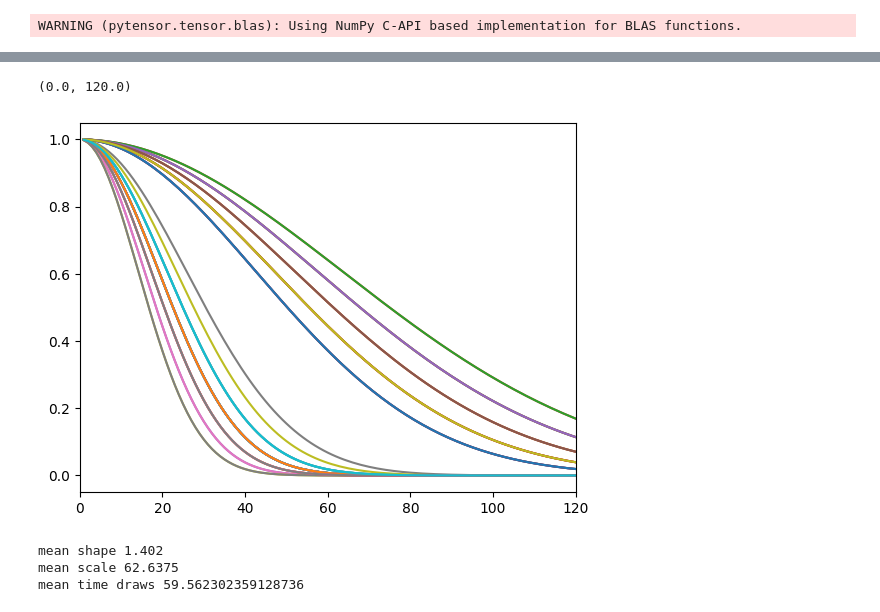
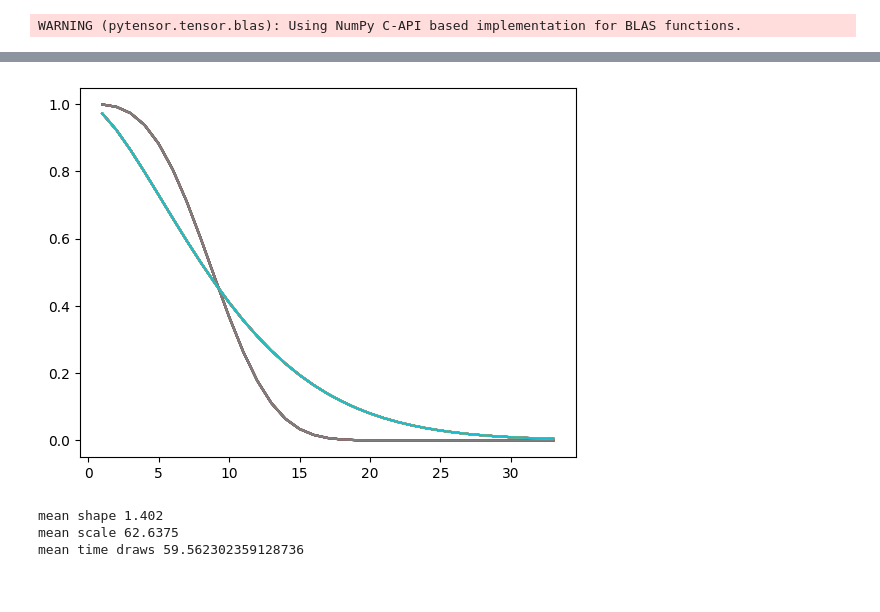
Before and after one commit to CDCgov/BART-Survival, a Jupyter notebook: notebook/functions2.ipynb, the cells around one changed output, grey strips where cells are left out. Saved outputs shown, nothing was run; the diff lists cells and outputs as text; code cells hidden in the pictures.

Commit message:
completed params run

```diff
--- a/notebook/functions2.ipynb
+++ b/notebook/functions2.ipynb
@@ -82,0 +78,34 @@ np.mean(cens_perc)
+# %%
+# for params
+reg_1 = {
+    # "type": "Simple, 1 group, 20% cens",
+    "x_vars": 3,
+    "VAR_CLASS": [2],
+    "VAR_PROB":[.5],
+    # "scale_f": "2.5*x_mat[:,0]",
+    "scale_f": "10 + 0.8*x_mat[:,0]",
+    "shape_f": "3 - 1.5 * x_mat[:,0]",
+    "cens_scale":None
+}
+# %%
+cens_perc = []
+# for i in range(1000):
+rng = np.random.default_rng(99)
+x_mat = sm.get_x_matrix(
+	N = 400,
+	x_vars = reg_1["x_vars"],
+	VAR_CLASS=reg_1["VAR_CLASS"],
+	VAR_PROB=reg_1["VAR_PROB"],
+	rng=rng
+	)
+event, sv_true, sv_scale_true = sm.simulate_survival(
+	x_mat = x_mat,
+	scale_f=reg_1["scale_f"],
+	shape_f=reg_1["shape_f"],
+	cens_scale = reg_1["cens_scale"],
+	rng=rng
+)
+
+cens_perc.append( event["status"][event["status"] == 0].shape[0]/event["status"].shape[0])
+
+# np.mean(cens_perc)
@@ -83,14 +138,15 @@ np.mean(cens_perc)
 # %%
 
 sv = sv_true["sv_true"]
 ttt = sv_true["true_times"]
+pb = sv_true["hz_true"]
 for i in range(40):
     plt.plot(ttt, sv[i,:])
+    # plt.plot(ttt, pb[i,:])
 
-plt.xlim(0,120)
+# plt.xlim(0,120)
 # %% [output]
-(0.0, 120.0)
-[figure, old version]
+[figure, new version]
 # %%
 reg_1 = {
     # "type": "Simple, 1 group, 20% cens",
```
Also changed, not shown: parts of 6 cells of this notebook, 7 other files.
